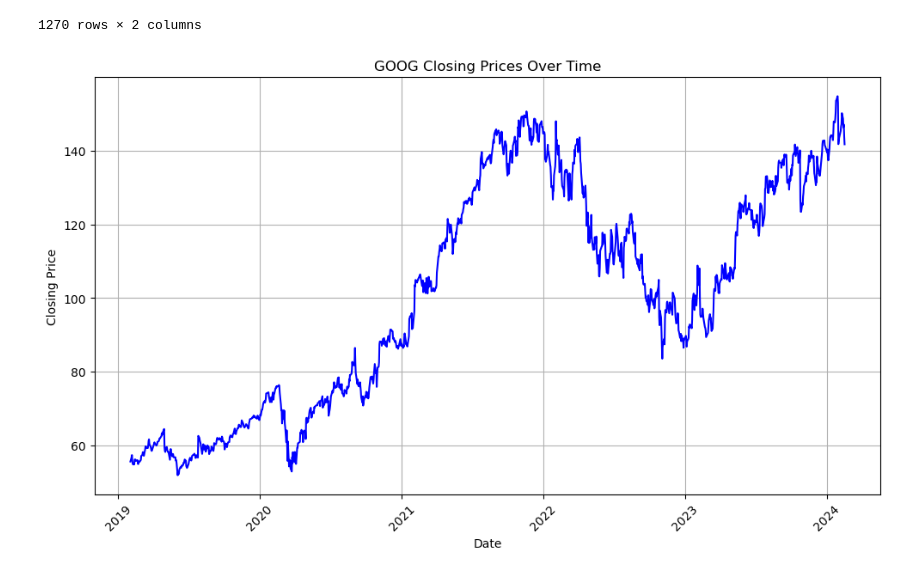
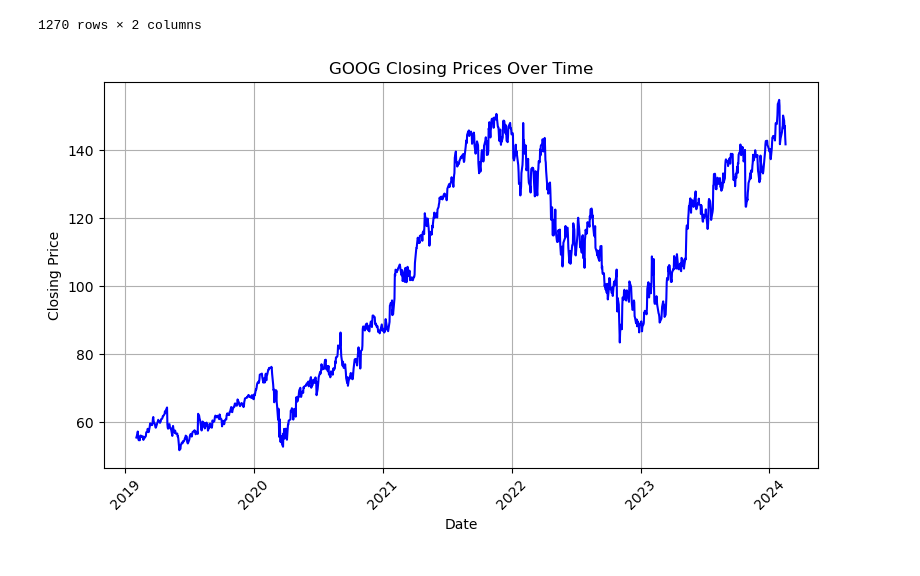
Before and after one commit to mburley127/Stock_Analysis, a Jupyter notebook: Moving_Average_Model/SMA_Signals.ipynb, the cells around one changed output. Cells and saved outputs as stored; diff of their text form; code cells hidden in the pictures.

```diff
--- a/Moving_Average_Model/SMA_Signals.ipynb
+++ b/Moving_Average_Model/SMA_Signals.ipynb
@@ -55,18 +55,18 @@ stock_data
 # %%
 ### Plot Stock Data
 
 # Assuming df is your DataFrame returned from import_stock_data
-plt.figure(figsize=(10, 6))
+plt.figure(figsize=(8, 5))
 
 plt.plot(stock_data['Date'], stock_data[tickers], color = 'blue') # Need to adjust to spit out multiple graphs for each ticker
 
 plt.title('GOOG Closing Prices Over Time')
 plt.xlabel('Date')
 plt.ylabel('Closing Price')
 
 plt.xticks(rotation = 45)  # Rotate x-axis labels for better readability
 plt.grid(True)
 plt.tight_layout()
 plt.show()
 # %% [output]
-[figure, old version]
+[figure, new version]
```
Also changed, not shown: parts of 1 cell of this notebook.
